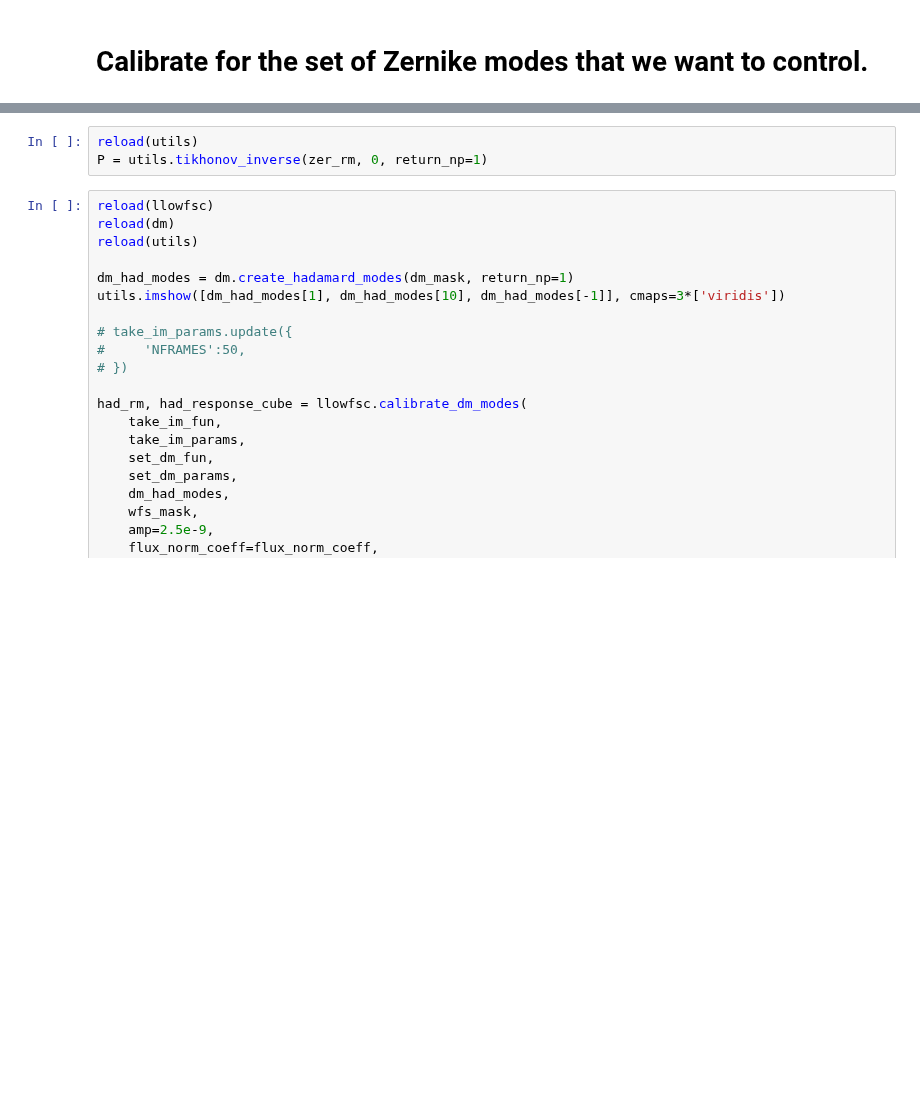
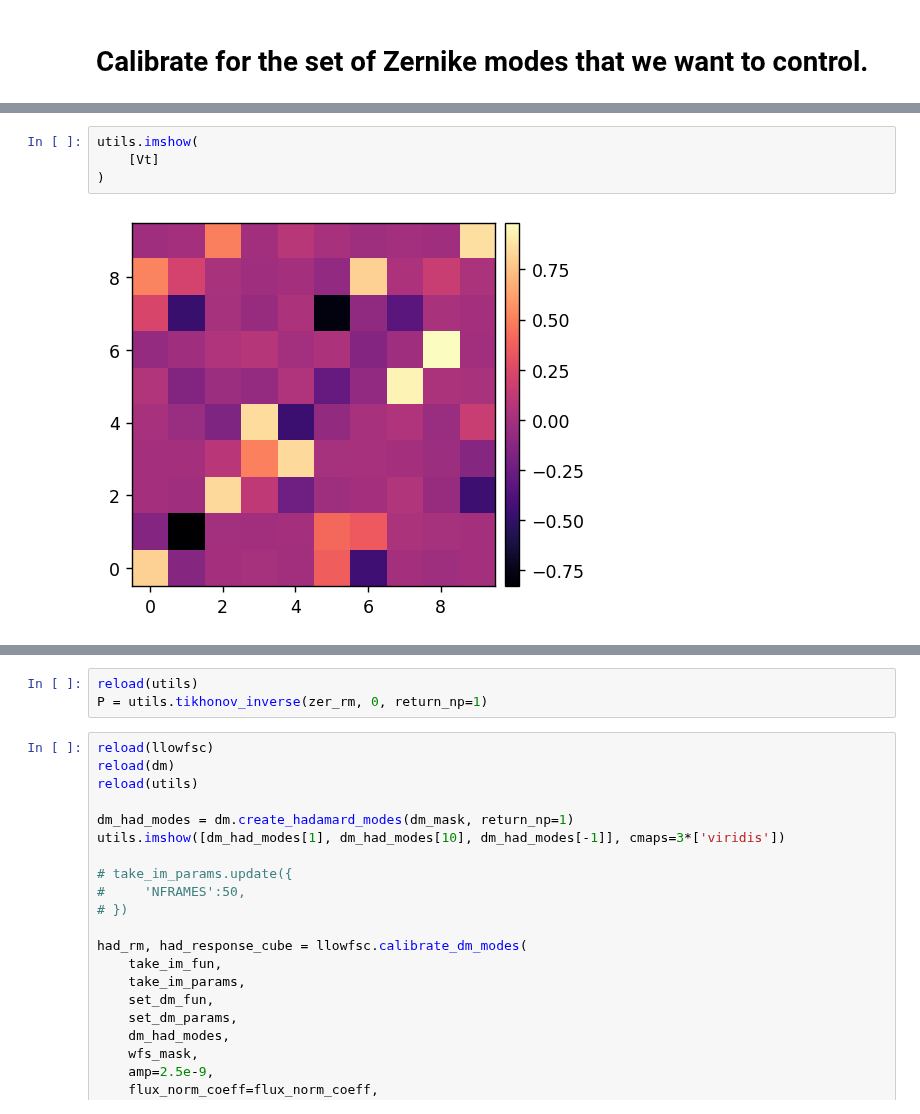
Before and after one commit to uasal/lina, a Jupyter notebook: notebooks/rt-sims/run_llowfsc.ipynb, the cells around one changed output, grey strips where cells are left out. Saved outputs shown, nothing was run; the diff lists cells and outputs as text; blank space fills up the shorter version.

```diff
--- a/notebooks/rt-sims/run_llowfsc.ipynb
+++ b/notebooks/rt-sims/run_llowfsc.ipynb
@@ -175 +177,7 @@ Calibrated mode 6/10 in 14.938s
 ... (9 outputs left out)
+# %%
+utils.imshow(
+    [Vt]
+)
+# %% [output]
+[figure, added]
```
Also changed, not shown: parts of 16 cells of this notebook, 2 other files.
